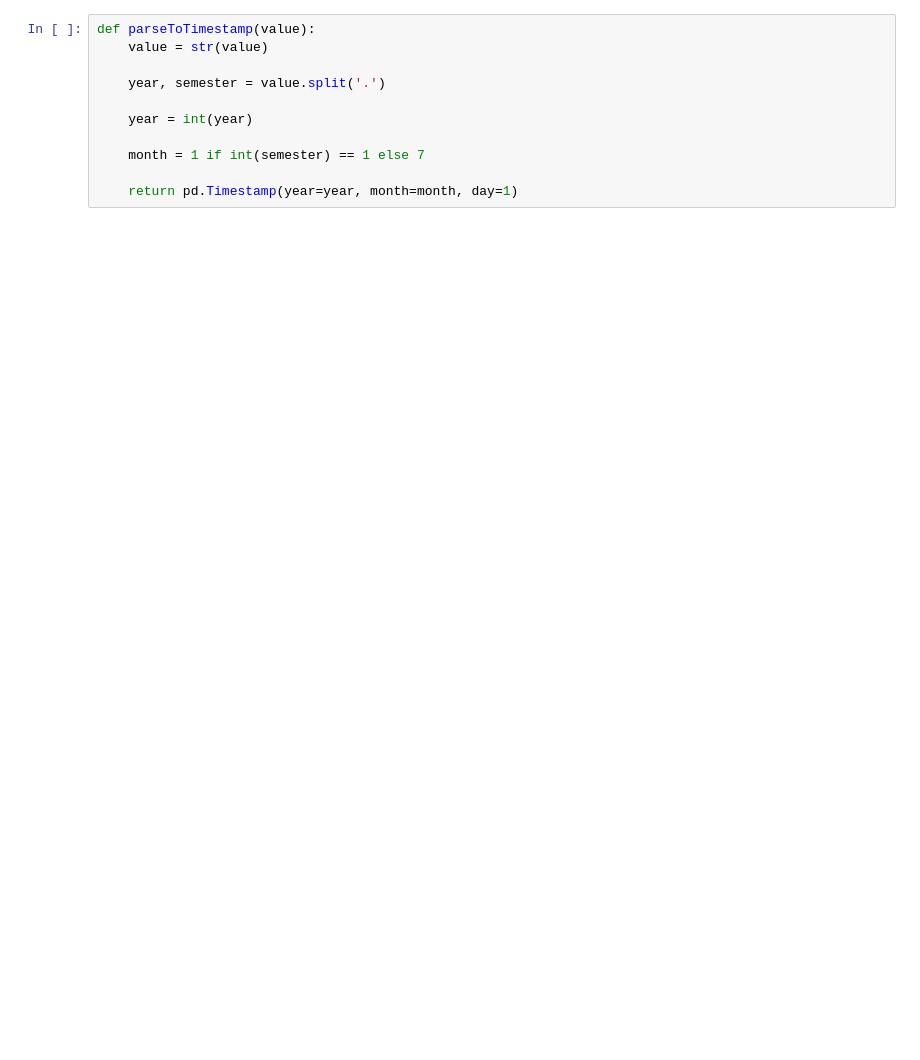
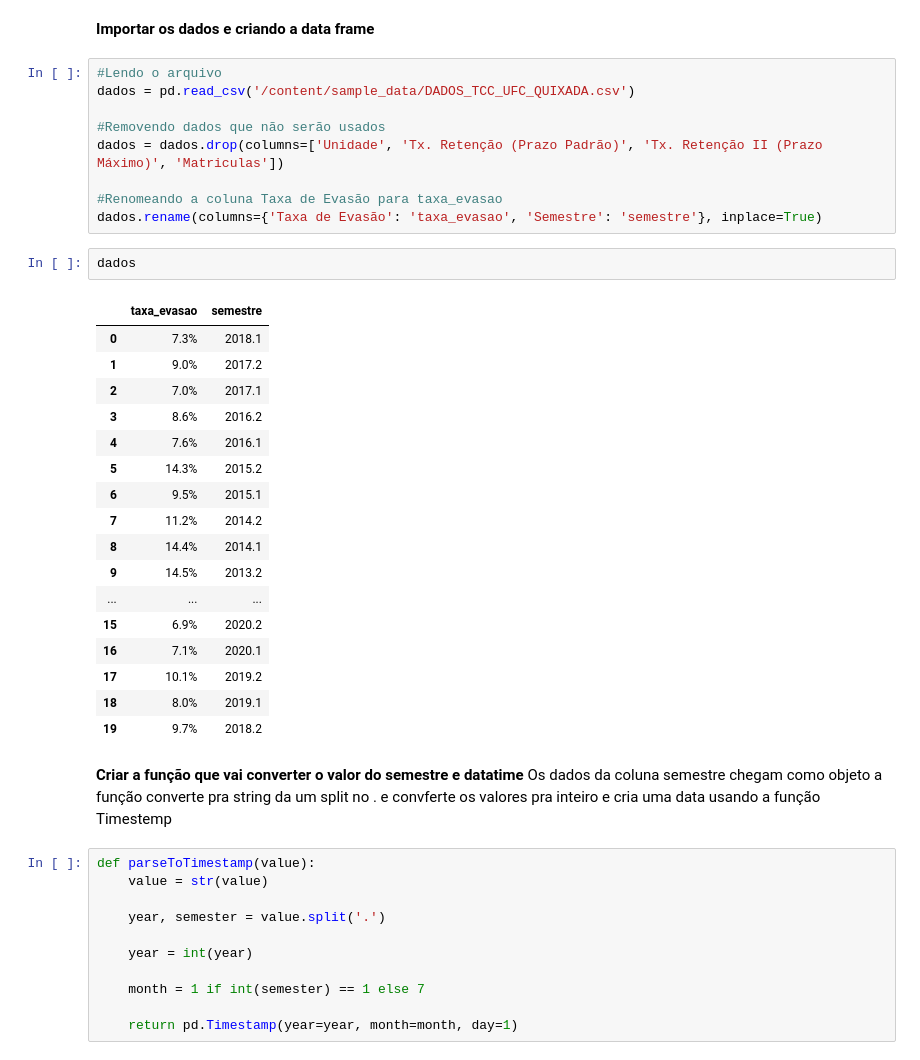
Before and after one commit to IagoLSJ/TCC, a Jupyter notebook: TCC.ipynb, the cells around one changed output. Saved outputs shown, nothing was run; the diff lists cells and outputs as text; blank space fills up the shorter version.

```diff
--- a/TCC.ipynb
+++ b/TCC.ipynb
@@ -32,3 +41,37 @@ df = pd.read_csv('/content/Dados de evasão da ufc de quixadá.csv')
+# %% [markdown]
+**Importar os dados e criando a data frame**
+# %%
+#Lendo o arquivo
+dados = pd.read_csv('/content/sample_data/DADOS_TCC_UFC_QUIXADA.csv')
+
+#Removendo dados que não serão usados
+dados = dados.drop(columns=['Unidade', 'Tx. Retenção (Prazo Padrão)', 'Tx. Retenção II (Prazo Máximo)', 'Matriculas'])
+
+#Renomeando a coluna Taxa de Evasão para taxa_evasao
+dados.rename(columns={'Taxa de Evasão': 'taxa_evasao', 'Semestre': 'semestre'}, inplace=True)
+# %%
+dados
+# %% [output]
+|  | taxa_evasao | semestre |
+| 0 | 7.3% | 2018.1 |
+| 1 | 9.0% | 2017.2 |
+| 2 | 7.0% | 2017.1 |
+| 3 | 8.6% | 2016.2 |
+| 4 | 7.6% | 2016.1 |
+| 5 | 14.3% | 2015.2 |
+| 6 | 9.5% | 2015.1 |
+| 7 | 11.2% | 2014.2 |
+| 8 | 14.4% | 2014.1 |
+| 9 | 14.5% | 2013.2 |
+| ... | ... | ... |
+| 15 | 6.9% | 2020.2 |
+| 16 | 7.1% | 2020.1 |
+| 17 | 10.1% | 2019.2 |
+| 18 | 8.0% | 2019.1 |
+| 19 | 9.7% | 2018.2 |
+# %% [markdown]
+**Criar a função que vai converter o valor do semestre e datatime**
+Os dados da coluna semestre chegam como objeto a função converte pra string da um split no . e convferte os valores pra inteiro e cria uma data usando a função Timestemp
 # %%
 def parseToTimestamp(value):
     value = str(value)
```
Also changed, not shown: parts of 28 cells of this notebook.
